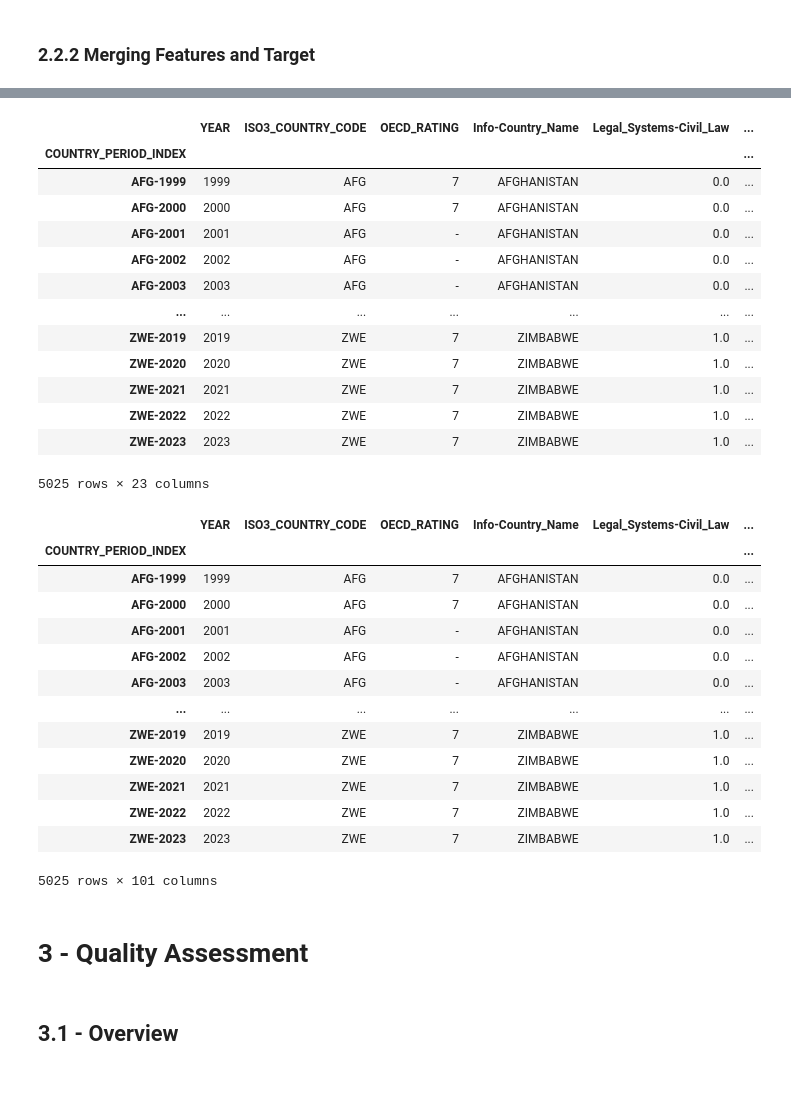
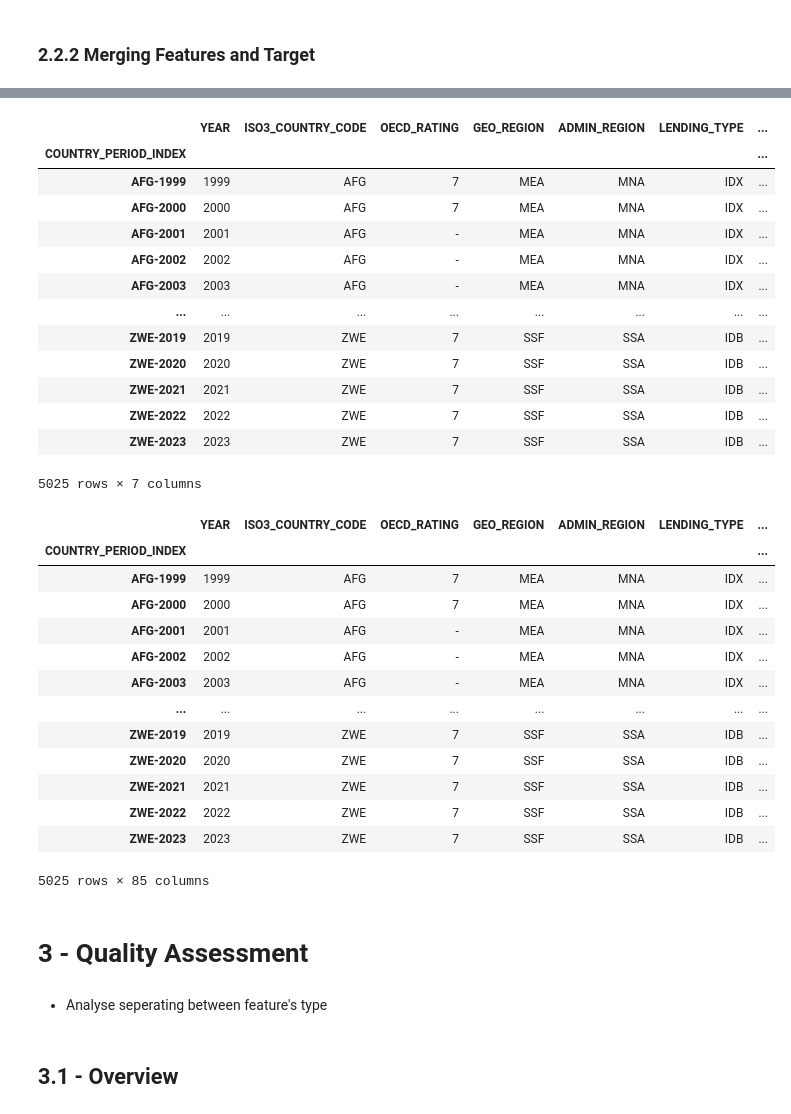
Before and after one commit to hippograndet/country_risk_rating, a Jupyter notebook: notebooks/02-Data_Intigration.ipynb, the cells around one changed output, grey strips where cells are left out. Saved outputs shown, nothing was run; the diff lists cells and outputs as text; code cells hidden in the pictures; blank space fills up the shorter version.

```diff
--- a/notebooks/02-Data_Intigration.ipynb
+++ b/notebooks/02-Data_Intigration.ipynb
@@ -123,0 +101,11 @@ countries_info_df
+# %%
+import wbgapi as wb
+country_info_df = wb.economy.DataFrame(skipAggs=True)
+country_info_df = country_info_df[['region', 'adminregion', 'lendingType', 'incomeLevel']]
+country_info_df = country_info_df.rename(columns={
+    'region': 'GEO_REGION',
+    'adminregion': 'ADMIN_REGION',
+    'lendingType': 'LENDING_TYPE',
+    'incomeLevel': 'INCOME_GROUP',
+})
+country_info_df
@@ -124,39 +127,39 @@ countries_info_df
 # %%
-merged_dataset = merge_datasets.add_info_datasets(formated_oecd_df, countries_info_df)
+merged_dataset = merge_datasets.add_info_datasets(formated_oecd_df, country_info_df)
 merged_dataset
 # %% [output]
-|  | YEAR | ISO3_COUNTRY_CODE | OECD_RATING | Info-Country_Name | Legal_Systems-Civil_Law | ... |
-| COUNTRY_PERIOD_INDEX |  |  |  |  |  | ... |
-| AFG-1999 | 1999 | AFG | 7 | AFGHANISTAN | 0.0 | ... |
-| AFG-2000 | 2000 | AFG | 7 | AFGHANISTAN | 0.0 | ... |
-| AFG-2001 | 2001 | AFG | - | AFGHANISTAN | 0.0 | ... |
-| AFG-2002 | 2002 | AFG | - | AFGHANISTAN | 0.0 | ... |
-| AFG-2003 | 2003 | AFG | - | AFGHANISTAN | 0.0 | ... |
-| ... | ... | ... | ... | ... | ... | ... |
-| ZWE-2019 | 2019 | ZWE | 7 | ZIMBABWE | 1.0 | ... |
-| ZWE-2020 | 2020 | ZWE | 7 | ZIMBABWE | 1.0 | ... |
-| ZWE-2021 | 2021 | ZWE | 7 | ZIMBABWE | 1.0 | ... |
-| ZWE-2022 | 2022 | ZWE | 7 | ZIMBABWE | 1.0 | ... |
-| ZWE-2023 | 2023 | ZWE | 7 | ZIMBABWE | 1.0 | ... |
+|  | YEAR | ISO3_COUNTRY_CODE | OECD_RATING | GEO_REGION | ADMIN_REGION | LENDING_TYPE | ... |
+| COUNTRY_PERIOD_INDEX |  |  |  |  |  |  | ... |
+| AFG-1999 | 1999 | AFG | 7 | MEA | MNA | IDX | ... |
+| AFG-2000 | 2000 | AFG | 7 | MEA | MNA | IDX | ... |
+| AFG-2001 | 2001 | AFG | - | MEA | MNA | IDX | ... |
+| AFG-2002 | 2002 | AFG | - | MEA | MNA | IDX | ... |
+| AFG-2003 | 2003 | AFG | - | MEA | MNA | IDX | ... |
+| ... | ... | ... | ... | ... | ... | ... | ... |
+| ZWE-2019 | 2019 | ZWE | 7 | SSF | SSA | IDB | ... |
+| ZWE-2020 | 2020 | ZWE | 7 | SSF | SSA | IDB | ... |
+| ZWE-2021 | 2021 | ZWE | 7 | SSF | SSA | IDB | ... |
+| ZWE-2022 | 2022 | ZWE | 7 | SSF | SSA | IDB | ... |
+| ZWE-2023 | 2023 | ZWE | 7 | SSF | SSA | IDB | ... |
-5025 rows × 23 columns
+5025 rows × 7 columns
 # %%
 merged_dataset = merged_dataset.join(worldbank_df)
 merged_dataset
 # %% [output]
-|  | YEAR | ISO3_COUNTRY_CODE | OECD_RATING | Info-Country_Name | Legal_Systems-Civil_Law | ... |
-| COUNTRY_PERIOD_INDEX |  |  |  |  |  | ... |
-| AFG-1999 | 1999 | AFG | 7 | AFGHANISTAN | 0.0 | ... |
-| AFG-2000 | 2000 | AFG | 7 | AFGHANISTAN | 0.0 | ... |
-| AFG-2001 | 2001 | AFG | - | AFGHANISTAN | 0.0 | ... |
-| AFG-2002 | 2002 | AFG | - | AFGHANISTAN | 0.0 | ... |
-| AFG-2003 | 2003 | AFG | - | AFGHANISTAN | 0.0 | ... |
-| ... | ... | ... | ... | ... | ... | ... |
-| ZWE-2019 | 2019 | ZWE | 7 | ZIMBABWE | 1.0 | ... |
-| ZWE-2020 | 2020 | ZWE | 7 | ZIMBABWE | 1.0 | ... |
-| ZWE-2021 | 2021 | ZWE | 7 | ZIMBABWE | 1.0 | ... |
-| ZWE-2022 | 2022 | ZWE | 7 | ZIMBABWE | 1.0 | ... |
-| ZWE-2023 | 2023 | ZWE | 7 | ZIMBABWE | 1.0 | ... |
+|  | YEAR | ISO3_COUNTRY_CODE | OECD_RATING | GEO_REGION | ADMIN_REGION | LENDING_TYPE | ... |
+| COUNTRY_PERIOD_INDEX |  |  |  |  |  |  | ... |
+| AFG-1999 | 1999 | AFG | 7 | MEA | MNA | IDX | ... |
+| AFG-2000 | 2000 | AFG | 7 | MEA | MNA | IDX | ... |
+| AFG-2001 | 2001 | AFG | - | MEA | MNA | IDX | ... |
+| AFG-2002 | 2002 | AFG | - | MEA | MNA | IDX | ... |
+| AFG-2003 | 2003 | AFG | - | MEA | MNA | IDX | ... |
+| ... | ... | ... | ... | ... | ... | ... | ... |
+| ZWE-2019 | 2019 | ZWE | 7 | SSF | SSA | IDB | ... |
+| ZWE-2020 | 2020 | ZWE | 7 | SSF | SSA | IDB | ... |
+| ZWE-2021 | 2021 | ZWE | 7 | SSF | SSA | IDB | ... |
+| ZWE-2022 | 2022 | ZWE | 7 | SSF | SSA | IDB | ... |
+| ZWE-2023 | 2023 | ZWE | 7 | SSF | SSA | IDB | ... |
-5025 rows × 101 columns
+5025 rows × 85 columns
 # %%
 io.save_csv(merged_dataset, config.PROCESSED_DATA_DIR / 'final_dataset.csv', index=True)
 # %% [markdown]
@@ -169,6 +172,8 @@ from missingno import matrix as msno_matrix
 from missingno import heatmap as msno_heatmap
 
 sns.set_theme(style="whitegrid", context="talk")
+# %% [markdown]
+- Analyse seperating between feature's type
 # %% [markdown]
 ## 3.1 - Overview
 # %%
```
Also changed, not shown: parts of 8 cells of this notebook, 8 other files.
